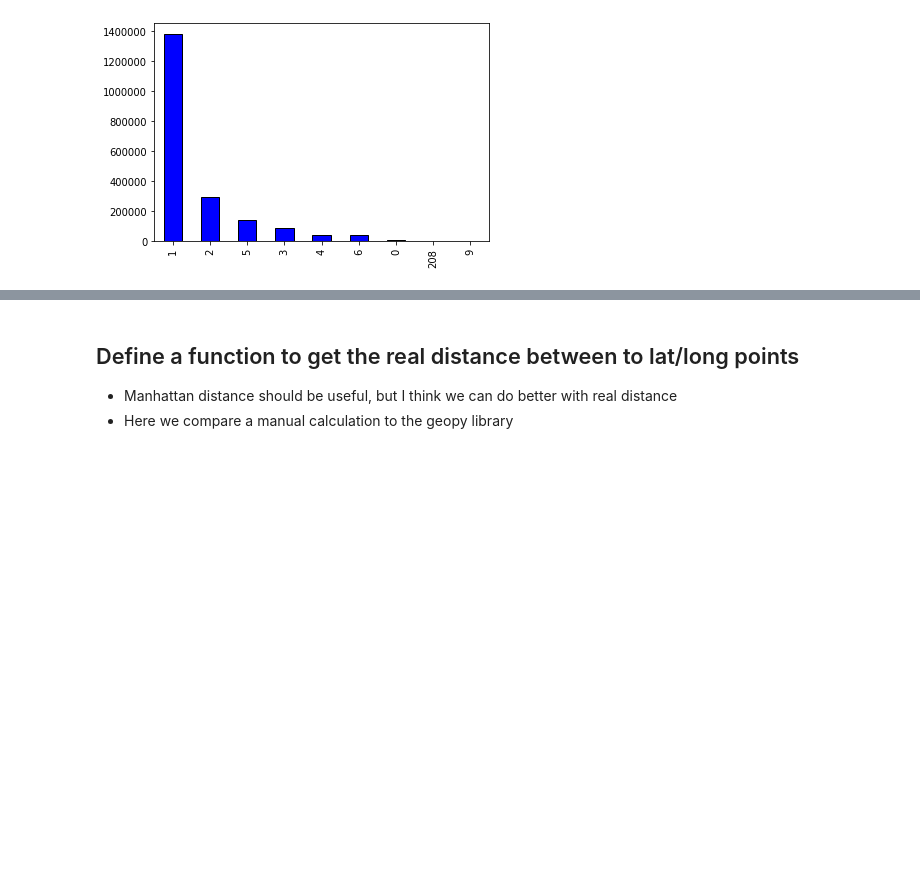
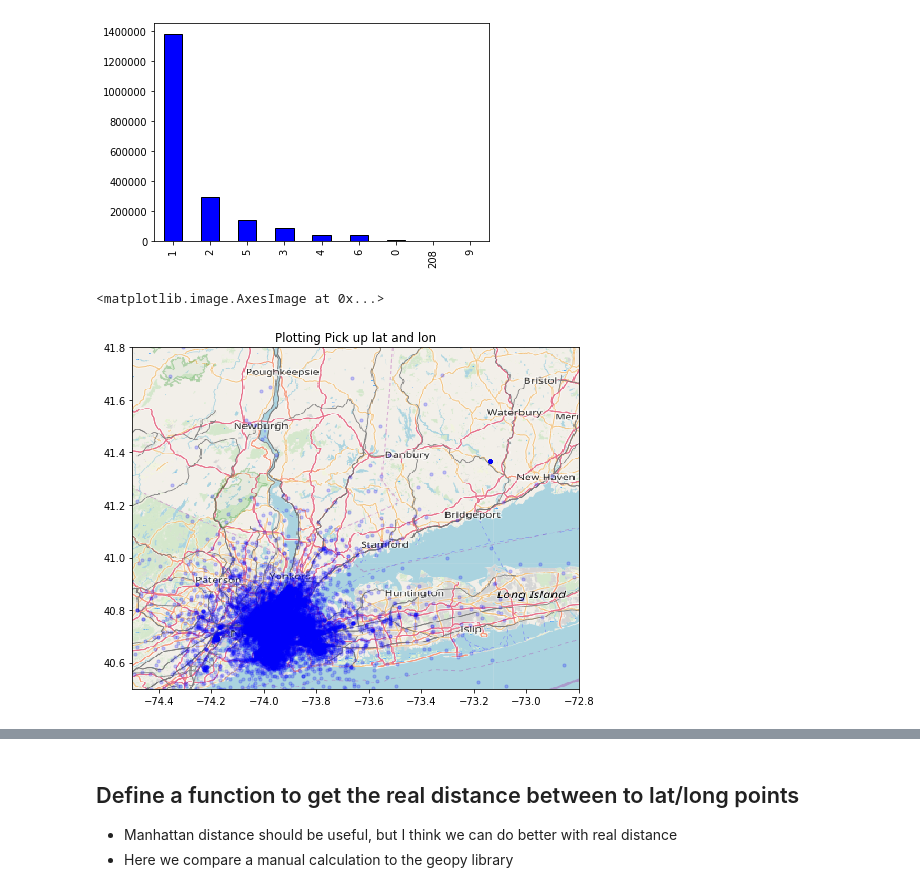
Before and after one commit to austinv211/PredictingTaxiFares, a Jupyter notebook: farePrediction.ipynb, the cells around one changed output, grey strips where cells are left out. Cells and saved outputs as stored; diff of their text form; code cells hidden in the pictures; blank space fills up the shorter version.

Commit message:
map of NYC with pickup and drop off

```diff
--- a/farePrediction.ipynb
+++ b/farePrediction.ipynb
@@ -86,0 +80,17 @@ NYC_BOUNDARY = (-74.5, -72.8, 40.5, 41.8) # in format WEST, EAST, NORTH, SOUTH
+# %%
+# import geopandas as gpd
+
+import matplotlib.pyplot as plt
+# NYC Boundaries
+NYC_BOUNDARY = (-74.5, -72.8, 40.5, 41.8) # in format WEST, EAST, NORTH, SOUTH
+ruh_m = plt.imread('images\map.png')
+
+fig, ax = plt.subplots(figsize = (8,7))
+ax.scatter(INTRO_DF.pickup_longitude, INTRO_DF.pickup_latitude, zorder=1, alpha= 0.2, c='b', s=10)
+ax.set_title('Plotting Pick up lat and lon')
+ax.set_xlim(NYC_BOUNDARY[0],NYC_BOUNDARY[1])
+ax.set_ylim(NYC_BOUNDARY[2],NYC_BOUNDARY[3])
+ax.imshow(ruh_m, zorder=0, extent = NYC_BOUNDARY, aspect= 'equal')
+# %% [output]
+<matplotlib.image.AxesImage at 0x...>
+[figure, added]
```
Also changed, not shown: parts of 4 cells of this notebook, 2 other files.
